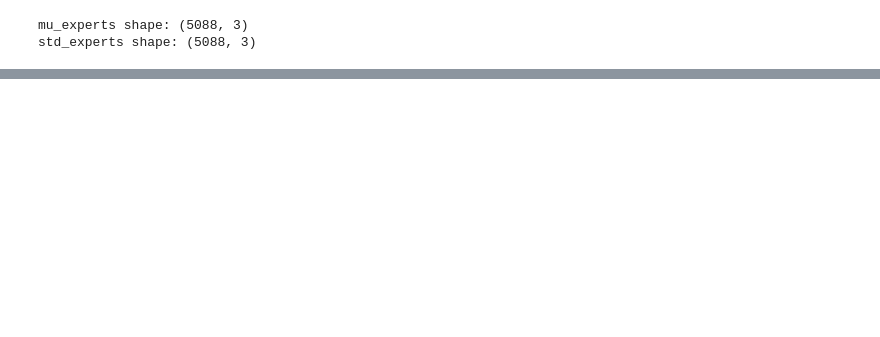
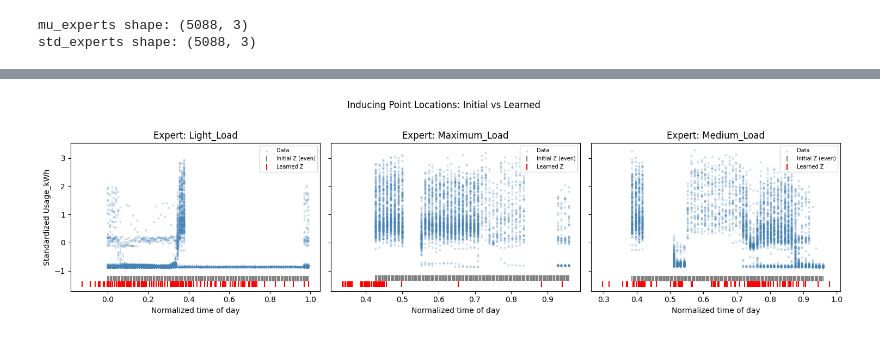
Before and after one commit to Vladikadze/Sparse-Gaussian-Process-for-Energy-Usage, a Jupyter notebook: several_sparce_gp.ipynb, the cells around one changed output, grey strips where cells are left out. Drawn from its saved outputs; the diff is of its cells as text; code cells hidden in the pictures; blank space fills up the shorter version.

```diff
--- a/several_sparce_gp.ipynb
+++ b/several_sparce_gp.ipynb
@@ -1103,0 +1185,49 @@ plt.show()
+# %%
+
+fig, axes = plt.subplots(
+    1, len(experts), figsize=(5 * len(experts), 4), sharey=True
+)
+
+if len(experts) == 1:
+    axes = [axes]
+
+for ax, (load_type, info) in zip(axes, experts.items()):
+    train_mask = load_type_train == load_type
+    X_group = X_train[train_mask].ravel()
+    y_group = y_train[train_mask]
+
+    # Initial inducing locations (evenly spaced)
+    Z_initial = np.linspace(X_group.min(), X_group.max(), NUM_INDUCING_POINTS)
+
+    # Learned inducing locations (after optimisation)
+    Z_learned = (
+        info["model"]
+        .variational_strategy.inducing_points.detach()
+        .cpu()
+        .numpy()
+        .ravel()
+    )
+
+    ax.scatter(X_group, y_group, s=4, alpha=0.2, color="steelblue", label="Data")
+
+    ax.scatter(
+        Z_initial,
+        np.full_like(Z_initial, y_group.min() - 0.4),
+        marker="|", s=60, color="gray", label="Initial Z (even)"
+    )
+    ax.scatter(
+        Z_learned,
+        np.full_like(Z_learned, y_group.min() - 0.6),
+        marker="|", s=60, color="red", label="Learned Z"
+    )
+
+    ax.set_title(f"Expert: {load_type}")
+    ax.set_xlabel("Normalized time of day")
+    ax.legend(fontsize=7)
+
+axes[0].set_ylabel("Standardized Usage_kWh")
+plt.suptitle("Inducing Point Locations: Initial vs Learned", y=1.02)
+plt.tight_layout()
+plt.show()
+# %% [output]
+[figure, added]
```
Also changed, not shown: parts of 10 cells of this notebook.
